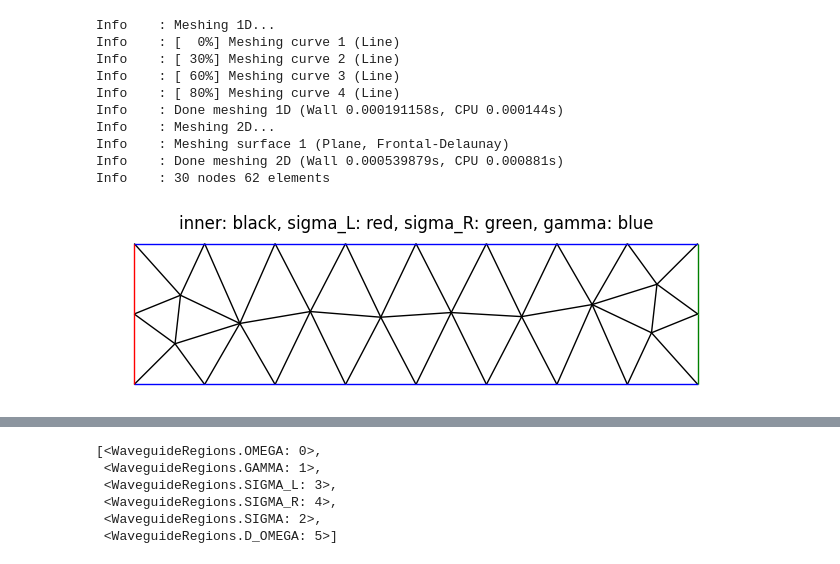
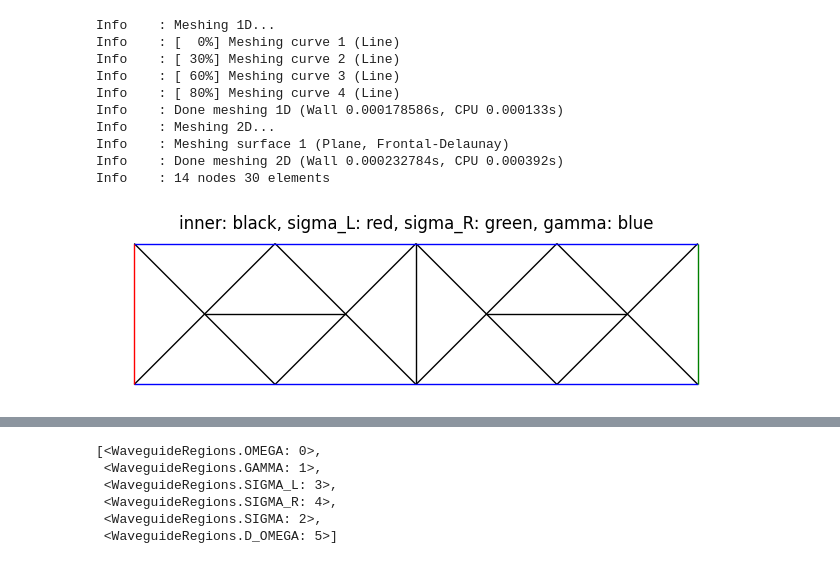
Before and after one commit to MPenaR/Trefftz, a Jupyter notebook: notebooks/playground.ipynb, the cells around one changed output, grey strips where cells are left out. Cells and saved outputs as stored; diff of their text form; code cells hidden in the pictures.

```diff
--- a/notebooks/playground.ipynb
+++ b/notebooks/playground.ipynb
@@ -9,17 +10,17 @@ from trefftz.dg.basis2 import CheatyBasis
 # %%
 #waveguide = Waveguide.CreateClean(verbose=True, R=5, lc = 0.1, k=8.)
-waveguide = Clean(verbose=True, R=2, lc = 0.5)
+waveguide = Clean(verbose=True, R=2, lc = 1.)
 waveguide.plot()
 # %% [output]
 Info    : Meshing 1D...
 Info    : [  0%] Meshing curve 1 (Line)
 Info    : [ 30%] Meshing curve 2 (Line)
 Info    : [ 60%] Meshing curve 3 (Line)
 Info    : [ 80%] Meshing curve 4 (Line)
-Info    : Done meshing 1D (Wall 0.000191158s, CPU 0.000144s)
+Info    : Done meshing 1D (Wall 0.000178586s, CPU 0.000133s)
 Info    : Meshing 2D...
 Info    : Meshing surface 1 (Plane, Frontal-Delaunay)
-Info    : Done meshing 2D (Wall 0.000539879s, CPU 0.000881s)
-Info    : 30 nodes 62 elements
+Info    : Done meshing 2D (Wall 0.000232784s, CPU 0.000392s)
+Info    : 14 nodes 30 elements
-[figure, old version]
+[figure, new version]
 # %%
```
Also changed, not shown: parts of 17 cells of this notebook, 6 other files.
